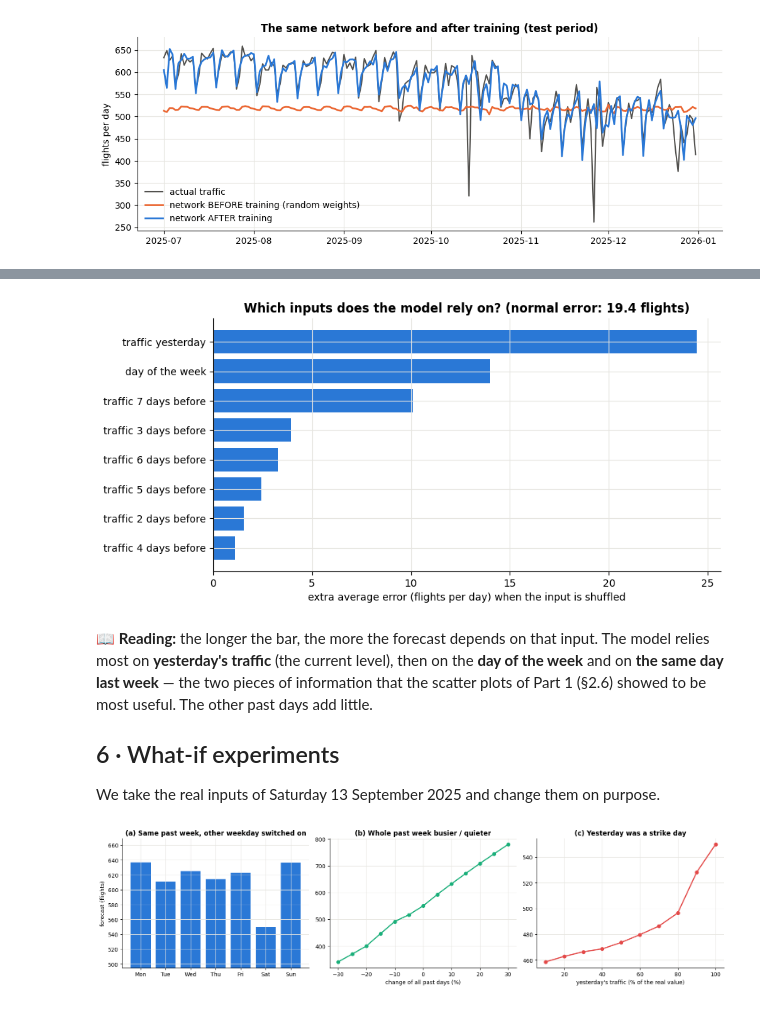
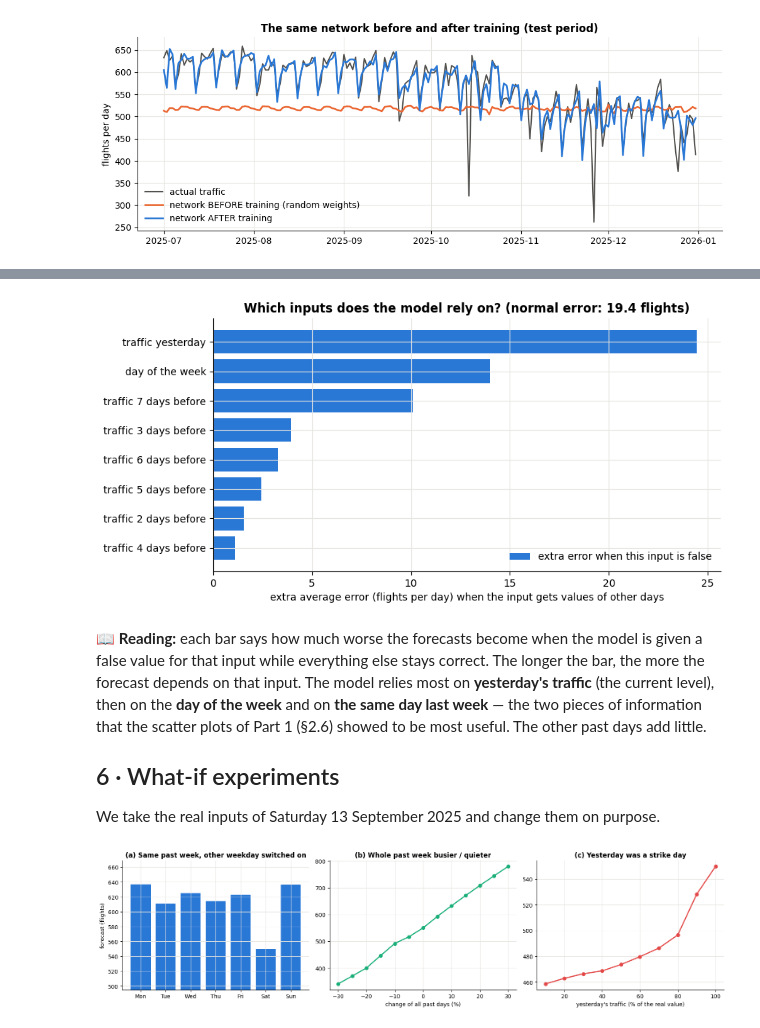
Before and after one commit to dblue-tech/ai-lab, a Jupyter notebook: lab1_airport_traffic/Lab1_part2_inside_the_model.ipynb, the cells around one changed output, grey strips where cells are left out. Drawn from its saved outputs; the diff is of its cells as text; code cells hidden in the pictures.

```diff
--- a/lab1_airport_traffic/Lab1_part2_inside_the_model.ipynb
+++ b/lab1_airport_traffic/Lab1_part2_inside_the_model.ipynb
@@ -493,0 +507,19 @@ The 7 weekday switches are shuffled together, as one piece of information.
+# %%
+example_dates = pd.to_datetime(["2025-07-07", "2025-08-15", "2025-09-13", "2025-10-21", "2025-11-27", "2025-12-24"])   # six test days
+example_days = np.where(dates.isin(example_dates))[0]   # their positions among the examples
+column = LOOKBACK - 1                              # the column of "traffic yesterday" (the last of the past days)
+wrong_order = [5, 0, 1, 2, 3, 4]                   # each day takes the value of the previous day in the list (the first takes the last)
+
+real_inputs = X_raw[example_days]                  # the real inputs of the six days
+wrong_inputs = real_inputs.copy()                  # a copy, in which we will put the wrong values...
+wrong_inputs[:, column] = real_inputs[wrong_order, column]   # ...each day gets "yesterday" of another of the six days
+
+demo = pd.DataFrame(index=dates[example_days].strftime("%a %d %b %Y"))   # one row per day
+demo["yesterday (real)"] = real_inputs[:, column].astype(float).round()                # the true value of the input
+demo["yesterday (given to the model)"] = wrong_inputs[:, column].astype(float).round() # the false value we give instead
+demo["TRUTH"] = y_true[example_days].astype(float).round()                             # what really happened (unchanged!)
+demo["forecast with real input"] = saved.forecast_many(real_inputs).astype(float).round(1)   # the normal forecast
+demo["forecast with wrong input"] = saved.forecast_many(wrong_inputs).astype(float).round(1) # the forecast with the false value
+demo["error before"] = (demo["forecast with real input"] - demo["TRUTH"]).abs().round(1)   # size of the normal error
+demo["error after"] = (demo["forecast with wrong input"] - demo["TRUTH"]).abs().round(1)   # size of the error with the false value
+demo                                                # display the table
@@ -494,33 +539,36 @@ The 7 weekday switches are shuffled together, as one piece of information.
 # %%
 groups = {}                                        # the inputs, grouped as people think about them
 for k in range(LOOKBACK):                          # each past day is its own group...
     groups[NAMES[k]] = [k]                         # ...(one column)
-groups["day of the week"] = list(range(LOOKBACK, LOOKBACK + 7))   # the 7 switches together
+groups["day of the week"] = list(range(LOOKBACK, LOOKBACK + 7))   # the 7 weekday switches form one group
 
-X_test = X_raw[is_test]                            # the test inputs
-truth = y_true[is_test]                            # the true traffic
-normal_error = float(np.mean(np.abs(saved.forecast_many(X_test) - truth)))   # the normal average error
+X_test = X_raw[is_test]                            # the real inputs of the test days
+truth = y_true[is_test]                            # the true traffic of the test days (never changed)
+normal_error = float(np.mean(np.abs(saved.forecast_many(X_test) - truth)))   # average error with the real inputs
 
-rng = np.random.default_rng(42)                    # random-number generator with a fixed seed
-extra_error = {}                                   # extra error for each group
-for name in groups:                                # for each group...
-    shuffled = X_test.copy()                       # ...copy the test inputs...
-    order = rng.permutation(len(shuffled))         # ...draw a random order of the days...
-    for column in groups[name]:                    # ...and for each column of the group...
-        shuffled[:, column] = X_test[order, column]   # ...shuffle it (same order for the 7 switches)
-    error = float(np.mean(np.abs(saved.forecast_many(shuffled) - truth)))   # the new average error
-    extra_error[name] = error - normal_error       # how much worse without this information
+rng = np.random.default_rng(42)                    # random-number generator with a fixed seed (same result for everyone)
+extra_error = {}                                   # how much the error grows, for each group
+for name in groups:                                # for each group of inputs:
+    wrong_order = rng.permutation(len(X_test))     #   1. draw a random new order of the test days
+    with_wrong_values = X_test.copy()              #   2. copy the real inputs...
+    for column in groups[name]:                    #      ...and in the column(s) of this group only...
+        with_wrong_values[:, column] = X_test[wrong_order, column]   # ...put the values of other days (same order for the 7 switches)
+    forecasts = saved.forecast_many(with_wrong_values)              #   3. forecast again, with one input made false
+    new_error = float(np.mean(np.abs(forecasts - truth)))           #   4. compare with the SAME true traffic
+    extra_error[name] = new_error - normal_error   #   5. how much worse the forecasts became
 
 importance = pd.Series(extra_error).sort_values()  # sort from least to most important
 plt.figure(figsize=(9, 4.5))                       # new figure
-plt.barh(importance.index, importance.values, color=PALETTE[0])   # one bar per input
-plt.xlabel("extra average error (flights per day) when the input is shuffled")   # axis label
+plt.barh(importance.index, importance.values, color=PALETTE[0], label="extra error when this input is false")   # one bar per input
+plt.xlabel("extra average error (flights per day) when the input gets values of other days")   # axis label
 plt.title("Which inputs does the model rely on? (normal error: " + str(round(normal_error, 1)) + " flights)")   # title
+plt.legend(loc="lower right")                      # legend
 plt.show()                                         # display
 # %% [output]
-[figure, old version]
+[figure, new version]
 # %% [markdown]
-📖 **Reading:** the longer the bar, the more the forecast depends on that input. The model relies most on **yesterday's traffic** (the current level),
+📖 **Reading:** each bar says how much worse the forecasts become when the model is given a false value for that input while everything else stays correct.
+The longer the bar, the more the forecast depends on that input. The model relies most on **yesterday's traffic** (the current level),
 then on the **day of the week** and on **the same day last week** — the two pieces of information that the scatter plots of Part 1 (§2.6) showed to be most useful.
 The other past days add little.
 
```
Also changed, not shown: parts of 4 cells of this notebook, 3 other files.
